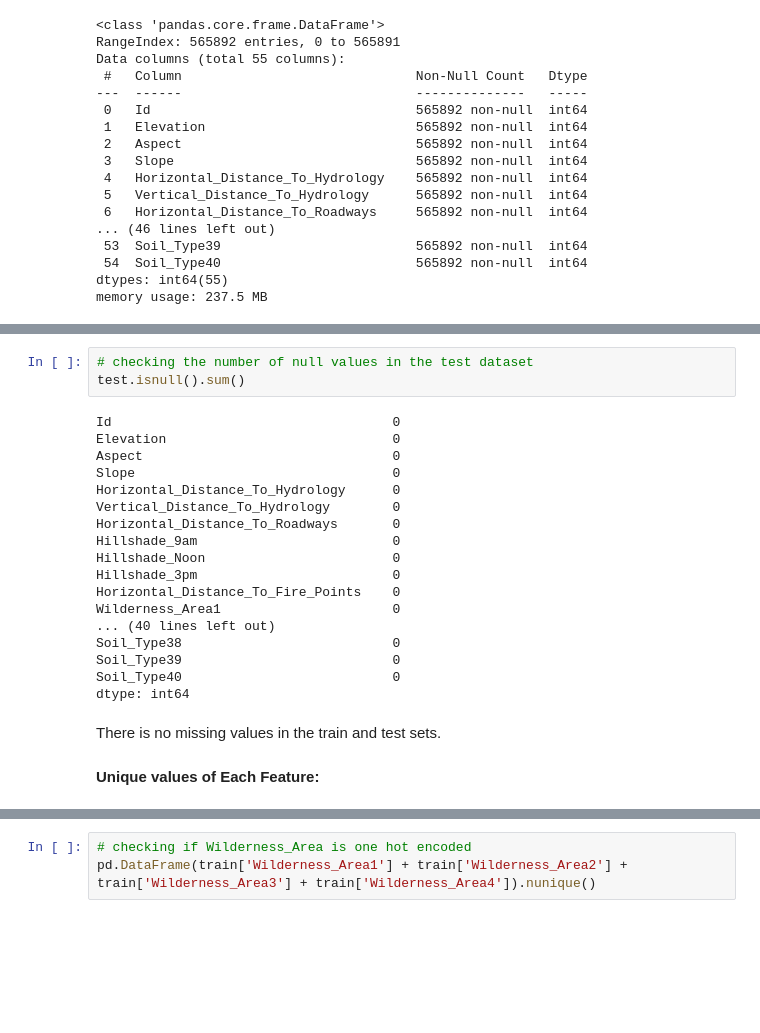
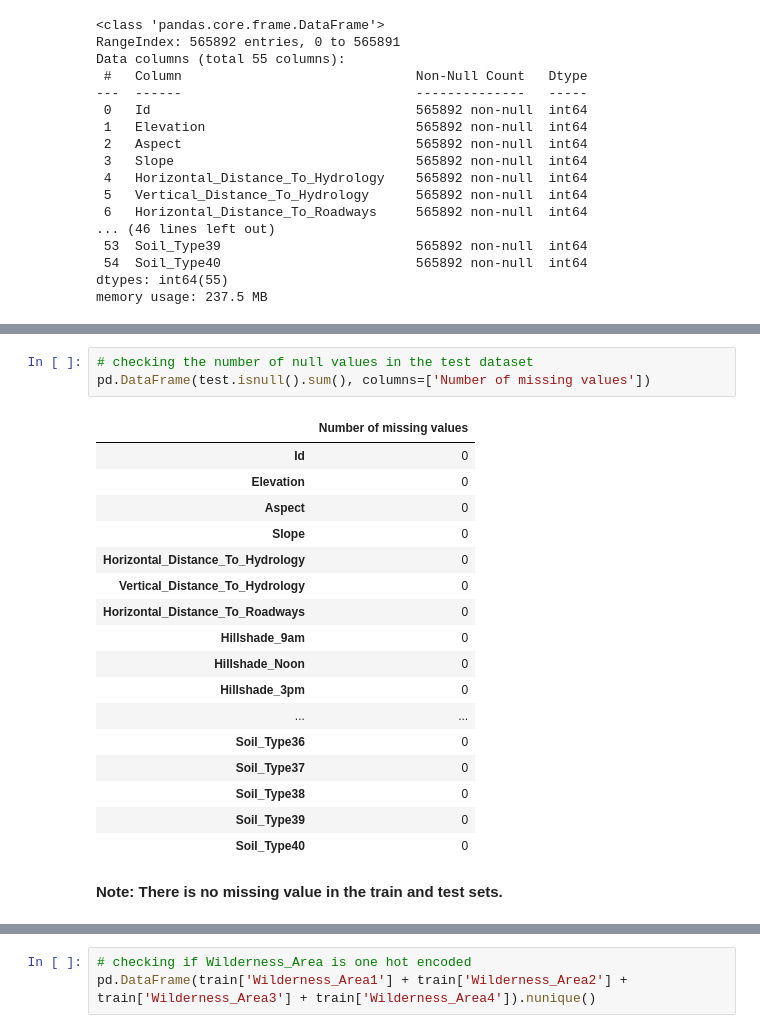
Before and after one commit to Behzad-h/forest_covertypes, a Jupyter notebook: forest_data_analysis.ipynb, the cells around one changed output, grey strips where cells are left out. Drawn from its saved outputs; the diff is of its cells as text; blank space fills up the shorter version.

```diff
--- a/forest_data_analysis.ipynb
+++ b/forest_data_analysis.ipynb
@@ -107,25 +113,23 @@ dtype: int64
 # %%
 # checking the number of null values in the test dataset
-test.isnull().sum()
+pd.DataFrame(test.isnull().sum(), columns=['Number of missing values'])
 # %% [output]
-Id                                    0
-Elevation                             0
-Aspect                                0
-Slope                                 0
-Horizontal_Distance_To_Hydrology      0
-Vertical_Distance_To_Hydrology        0
-Horizontal_Distance_To_Roadways       0
-Hillshade_9am                         0
-Hillshade_Noon                        0
-Hillshade_3pm                         0
-Horizontal_Distance_To_Fire_Points    0
-Wilderness_Area1                      0
-... (40 lines left out)
-Soil_Type38                           0
-Soil_Type39                           0
-Soil_Type40                           0
-dtype: int64
+|  | Number of missing values |
+| Id | 0 |
+| Elevation | 0 |
+| Aspect | 0 |
+| Slope | 0 |
+| Horizontal_Distance_To_Hydrology | 0 |
+| Vertical_Distance_To_Hydrology | 0 |
+| Horizontal_Distance_To_Roadways | 0 |
+| Hillshade_9am | 0 |
+| Hillshade_Noon | 0 |
+| Hillshade_3pm | 0 |
+| ... | ... |
+| Soil_Type36 | 0 |
+| Soil_Type37 | 0 |
+| Soil_Type38 | 0 |
+| Soil_Type39 | 0 |
+| Soil_Type40 | 0 |
 # %% [markdown]
-There is no missing values in the train and test sets.
+**Note: There is no missing value in the train and test sets.**
-# %% [markdown]
-**Unique values of Each Feature:**
```
Also changed, not shown: parts of 35 cells of this notebook.
